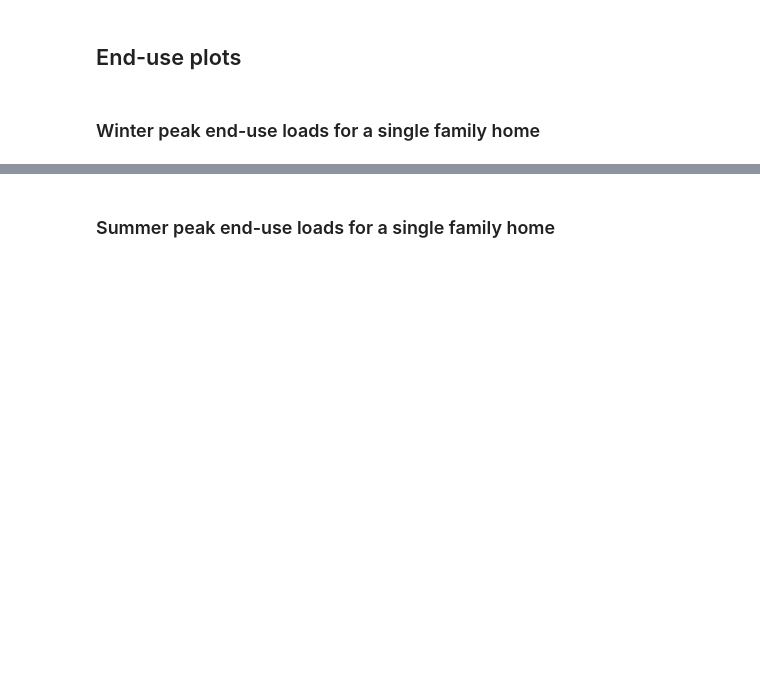
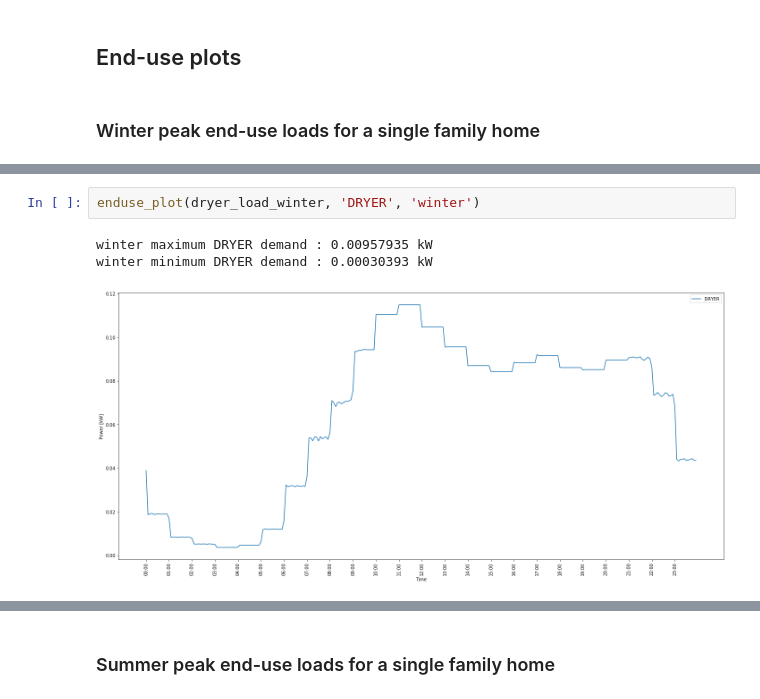
Before and after one commit to aivanova5/electrification_study, a Jupyter notebook: pythontools/enduseplots/enduse_plots.ipynb, the cells around one changed output, grey strips where cells are left out. Drawn from its saved outputs; the diff is of its cells as text; blank space fills up the shorter version.

```diff
--- a/pythontools/enduseplots/enduse_plots.ipynb
+++ b/pythontools/enduseplots/enduse_plots.ipynb
@@ -261,0 +194,6 @@ Winter minimum HVAC demand : 0.0035461 kW
+# %%
+enduse_plot(dryer_load_winter, 'DRYER', 'winter')
+# %% [output]
+winter maximum DRYER demand : 0.00957935 kW
+winter minimum DRYER demand : 0.00030393 kW
+[figure, added]
```
Also changed, not shown: parts of 24 cells of this notebook, 4 other files.
